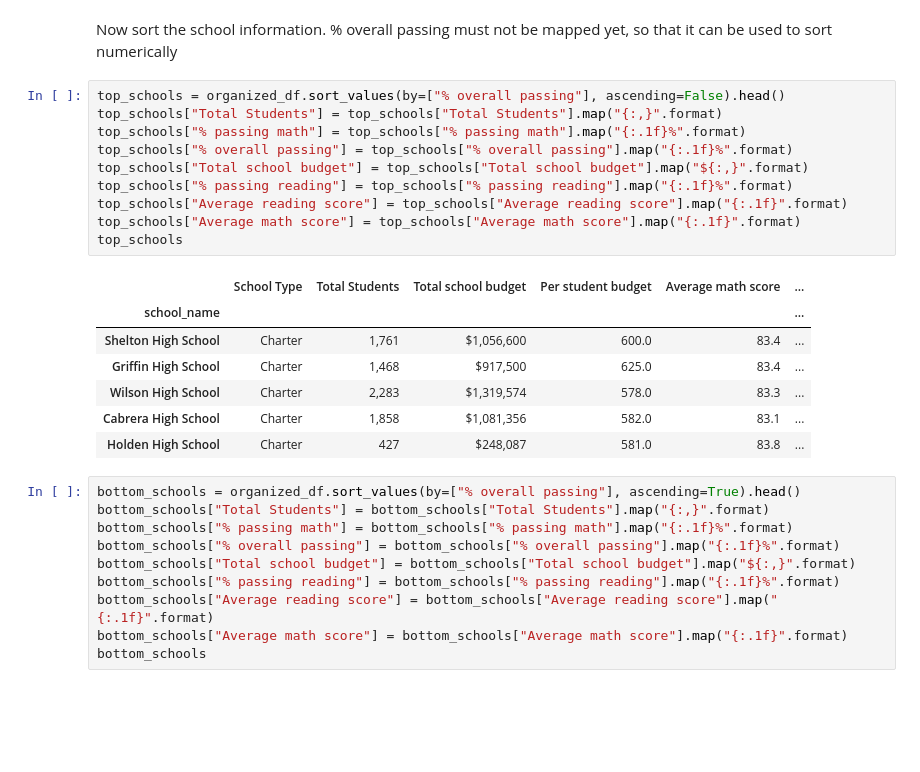
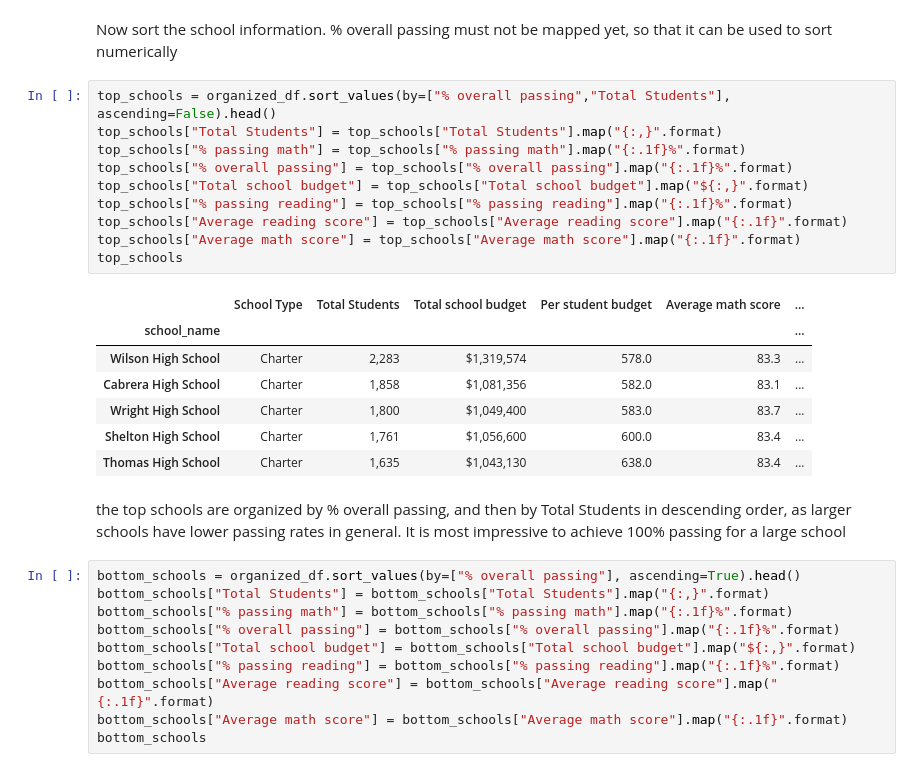
Before and after one commit to BlufferMK/pandas_challenge, a Jupyter notebook: PyCitySchools/PyCitySchools.ipynb, the cells around one changed output. Cells and saved outputs as stored; diff of their text form; blank space fills up the shorter version.

```diff
--- a/PyCitySchools/PyCitySchools.ipynb
+++ b/PyCitySchools/PyCitySchools.ipynb
@@ -304,23 +295,25 @@ See the caveats in the documentation: https://pandas.pydata.org/pandas-docs/stab
 # %% [markdown]
 Now sort the school information.  % overall passing must not be mapped yet, so that it can be used to sort numerically
 # %%
-top_schools = organized_df.sort_values(by=["% overall passing"], ascending=False).head()
+top_schools = organized_df.sort_values(by=["% overall passing","Total Students"], ascending=False).head()
 top_schools["Total Students"] = top_schools["Total Students"].map("{:,}".format)
 top_schools["% passing math"] = top_schools["% passing math"].map("{:.1f}%".format)
 top_schools["% overall passing"] = top_schools["% overall passing"].map("{:.1f}%".format)
 top_schools["Total school budget"] = top_schools["Total school budget"].map("${:,}".format)
 top_schools["% passing reading"] = top_schools["% passing reading"].map("{:.1f}%".format)
 top_schools["Average reading score"] = top_schools["Average reading score"].map("{:.1f}".format)
 top_schools["Average math score"] = top_schools["Average math score"].map("{:.1f}".format)
 top_schools
 # %% [output]
 |  | School Type | Total Students | Total school budget | Per student budget | Average math score | ... |
 | school_name |  |  |  |  |  | ... |
-| Shelton High School | Charter | 1,761 | $1,056,600 | 600.0 | 83.4 | ... |
-| Griffin High School | Charter | 1,468 | $917,500 | 625.0 | 83.4 | ... |
 | Wilson High School | Charter | 2,283 | $1,319,574 | 578.0 | 83.3 | ... |
 | Cabrera High School | Charter | 1,858 | $1,081,356 | 582.0 | 83.1 | ... |
-| Holden High School | Charter | 427 | $248,087 | 581.0 | 83.8 | ... |
+| Wright High School | Charter | 1,800 | $1,049,400 | 583.0 | 83.7 | ... |
+| Shelton High School | Charter | 1,761 | $1,056,600 | 600.0 | 83.4 | ... |
+| Thomas High School | Charter | 1,635 | $1,043,130 | 638.0 | 83.4 | ... |
+# %% [markdown]
+the top schools are organized by % overall passing, and then by Total Students in descending order, as larger schools have lower passing rates in general.  It is most impressive to achieve 100% passing for a large school
 # %%
 bottom_schools = organized_df.sort_values(by=["% overall passing"], ascending=True).head()
 bottom_schools["Total Students"] = bottom_schools["Total Students"].map("{:,}".format)
```
Also changed, not shown: parts of 20 cells of this notebook.
